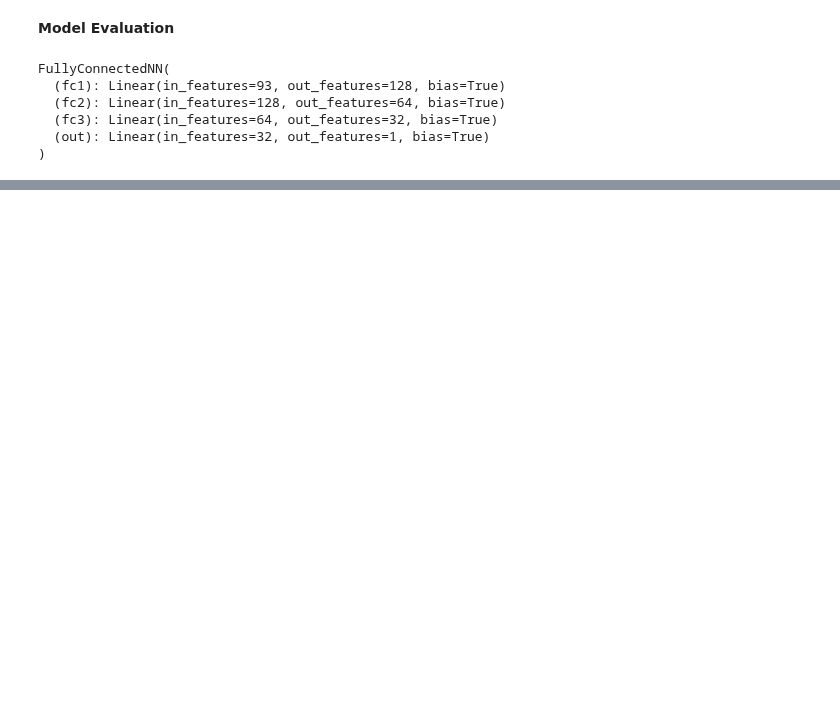
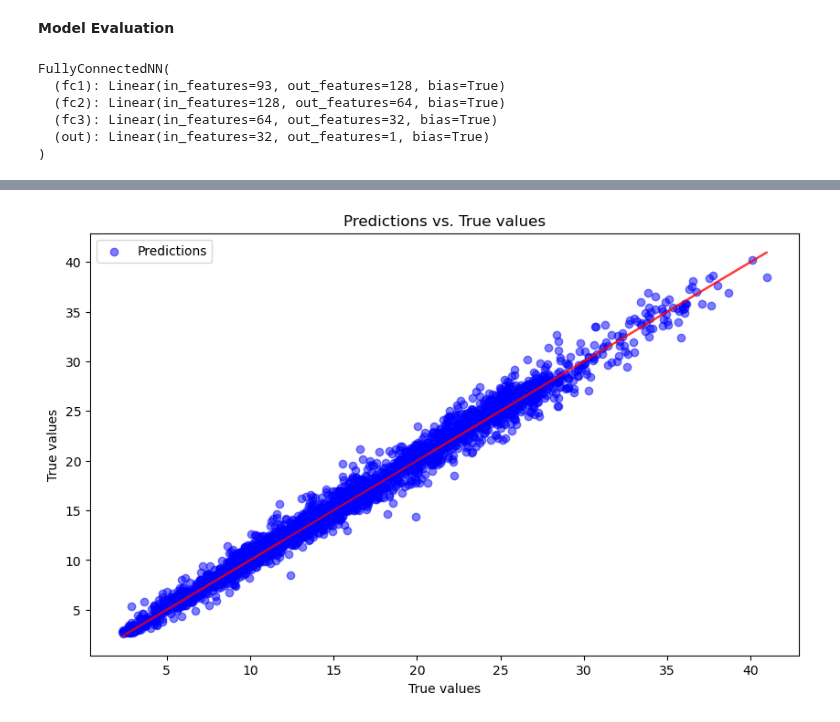
Before and after one commit to ohovey1/covid_cases_prediction, a Jupyter notebook: models.ipynb, the cells around one changed output, grey strips where cells are left out. Drawn from its saved outputs; the diff is of its cells as text; code cells hidden in the pictures; blank space fills up the shorter version.

```diff
--- a/models.ipynb
+++ b/models.ipynb
@@ -300,3 +307,25 @@ Mean Squared Error on the training set: 1.0028
+# %%
+# Plotting predicted values vs actual values
+plt.figure(figsize=(10,6))
+
+# Scatter plot for predicted values
+plt.scatter(y.cpu().numpy(), predictions.cpu().numpy(), color='blue', label='Predictions', alpha=0.5)
+
+# Plotting the linear line y = x
+plt.plot(y.cpu().numpy(), y.cpu().numpy(), color='red', alpha=.75)
+
+# Adding labels and title
+plt.xlabel('True values')
+plt.ylabel('True values')
+plt.title('Predictions vs. True values')
+
+# Adding legend
+plt.legend()
+
+# Display the plot
+plt.show()
+# %% [output]
+[figure, added]
 # %%
 # Making predictions on the test set
 X_test = test_df.values
```
Also changed, not shown: parts of 12 cells of this notebook, 2 other files.
